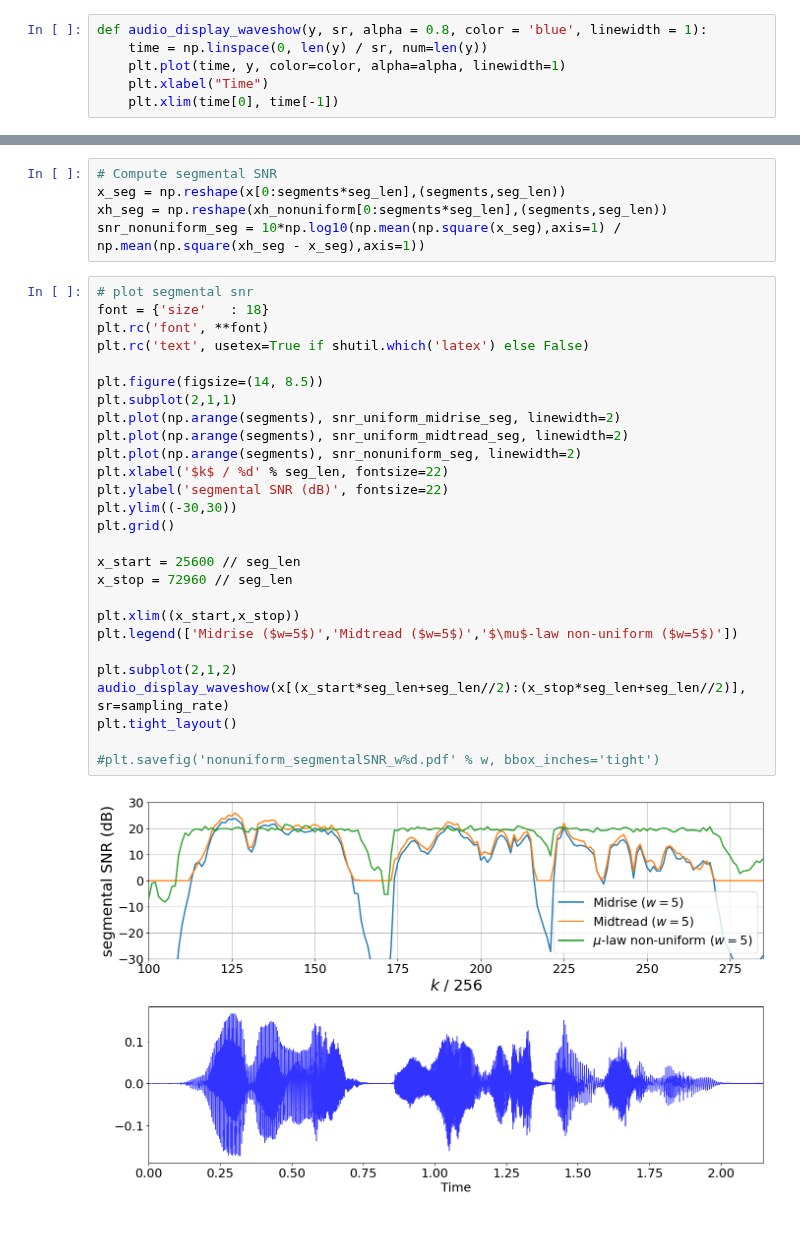
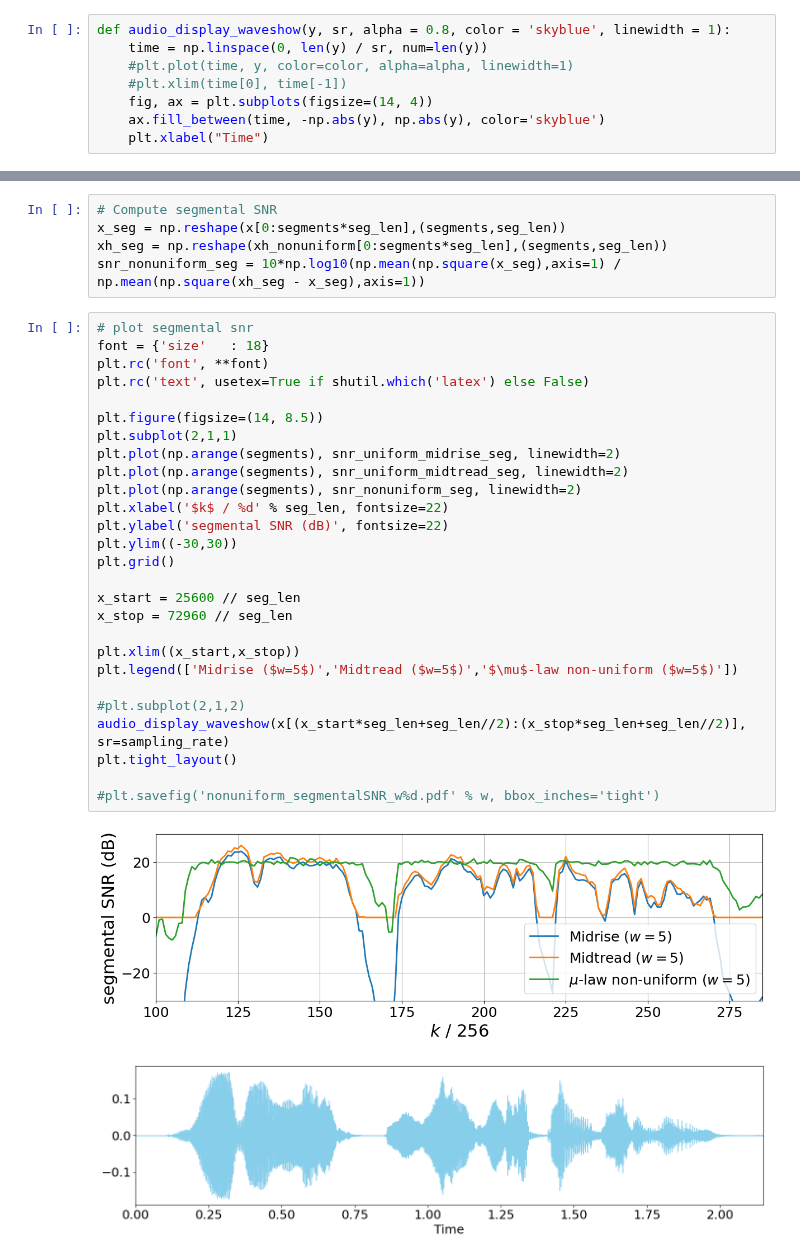
Before and after one commit to kit-cel/lecture-examples, a Jupyter notebook: qc/quantization/NonUniform_Quantization_segmentalSNR.ipynb, the cells around one changed output, grey strips where cells are left out. Drawn from its saved outputs; the diff is of its cells as text; blank space fills up the shorter version.

```diff
--- a/qc/quantization/NonUniform_Quantization_segmentalSNR.ipynb
+++ b/qc/quantization/NonUniform_Quantization_segmentalSNR.ipynb
@@ -33,11 +33,13 @@ def audio_load(filename, sr = None):
         sampling_rate = old_sampling_rate
     return x, sampling_rate
 # %%
-def audio_display_waveshow(y, sr, alpha = 0.8, color = 'blue', linewidth = 1):
+def audio_display_waveshow(y, sr, alpha = 0.8, color = 'skyblue', linewidth = 1):
     time = np.linspace(0, len(y) / sr, num=len(y))
-    plt.plot(time, y, color=color, alpha=alpha, linewidth=1)
+    #plt.plot(time, y, color=color, alpha=alpha, linewidth=1)
+    #plt.xlim(time[0], time[-1])
+    fig, ax = plt.subplots(figsize=(14, 4))
+    ax.fill_between(time, -np.abs(y), np.abs(y), color='skyblue')
     plt.xlabel("Time")
-    plt.xlim(time[0], time[-1])
 # %%
 wave_filename = '../audio/33711__acclivity__excessiveexposure.wav'
 # wave_filename = '../audio/E-Core - Pingouin-Banquise_45s.wav'
@@ -119,29 +121,30 @@ snr_nonuniform_seg = 10*np.log10(np.mean(np.square(x_seg),axis=1) / np.mean(np.s
 # %%
 # plot segmental snr
 font = {'size'   : 18}
 plt.rc('font', **font)
 plt.rc('text', usetex=True if shutil.which('latex') else False)
 
 plt.figure(figsize=(14, 8.5))
 plt.subplot(2,1,1)
 plt.plot(np.arange(segments), snr_uniform_midrise_seg, linewidth=2)
 plt.plot(np.arange(segments), snr_uniform_midtread_seg, linewidth=2)
 plt.plot(np.arange(segments), snr_nonuniform_seg, linewidth=2)
 plt.xlabel('$k$ / %d' % seg_len, fontsize=22)
 plt.ylabel('segmental SNR (dB)', fontsize=22)
 plt.ylim((-30,30))
 plt.grid()
 
 x_start = 25600 // seg_len
 x_stop = 72960 // seg_len
 
 plt.xlim((x_start,x_stop))
 plt.legend(['Midrise ($w=5$)','Midtread ($w=5$)','$\mu$-law non-uniform ($w=5$)'])
 
-plt.subplot(2,1,2)
+#plt.subplot(2,1,2)
 audio_display_waveshow(x[(x_start*seg_len+seg_len//2):(x_stop*seg_len+seg_len//2)], sr=sampling_rate)
 plt.tight_layout()
 
 #plt.savefig('nonuniform_segmentalSNR_w%d.pdf' % w, bbox_inches='tight')
 # %% [output]
-[figure, old version]
+[figure, new version]
+[figure, added]
```
Also changed, not shown: 3 other files.
